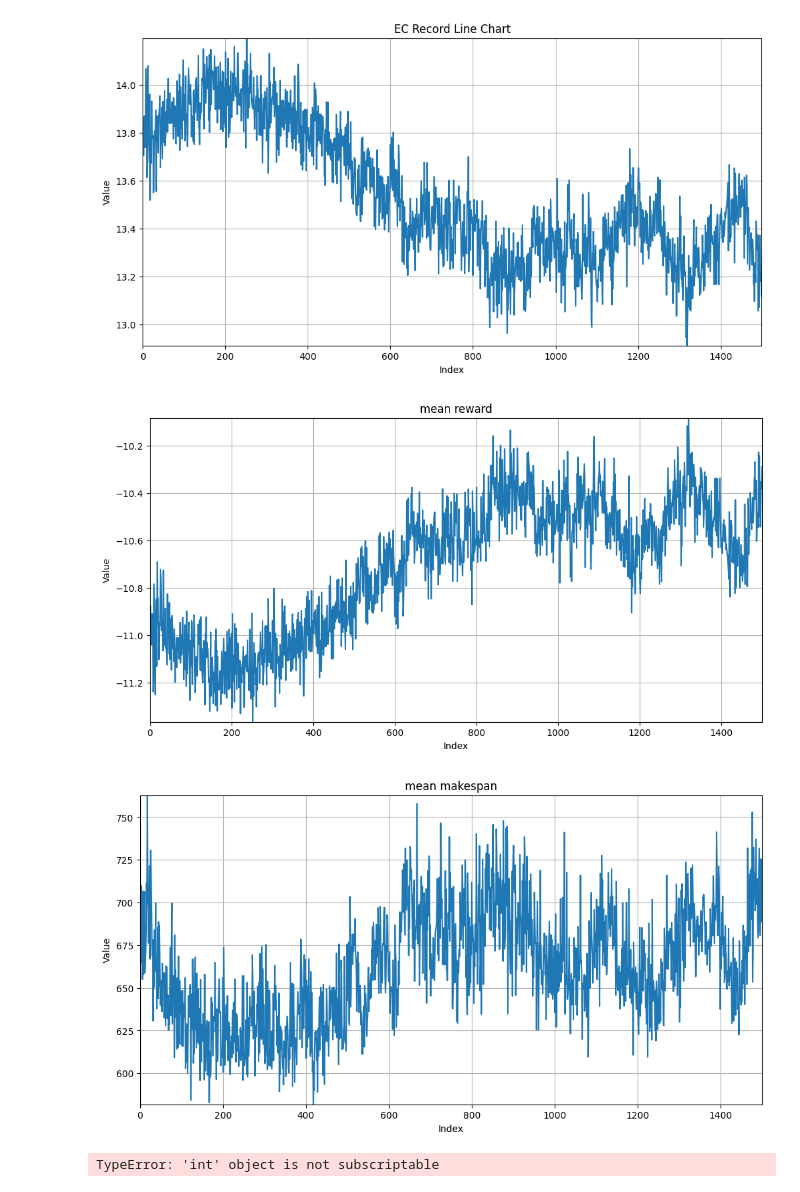
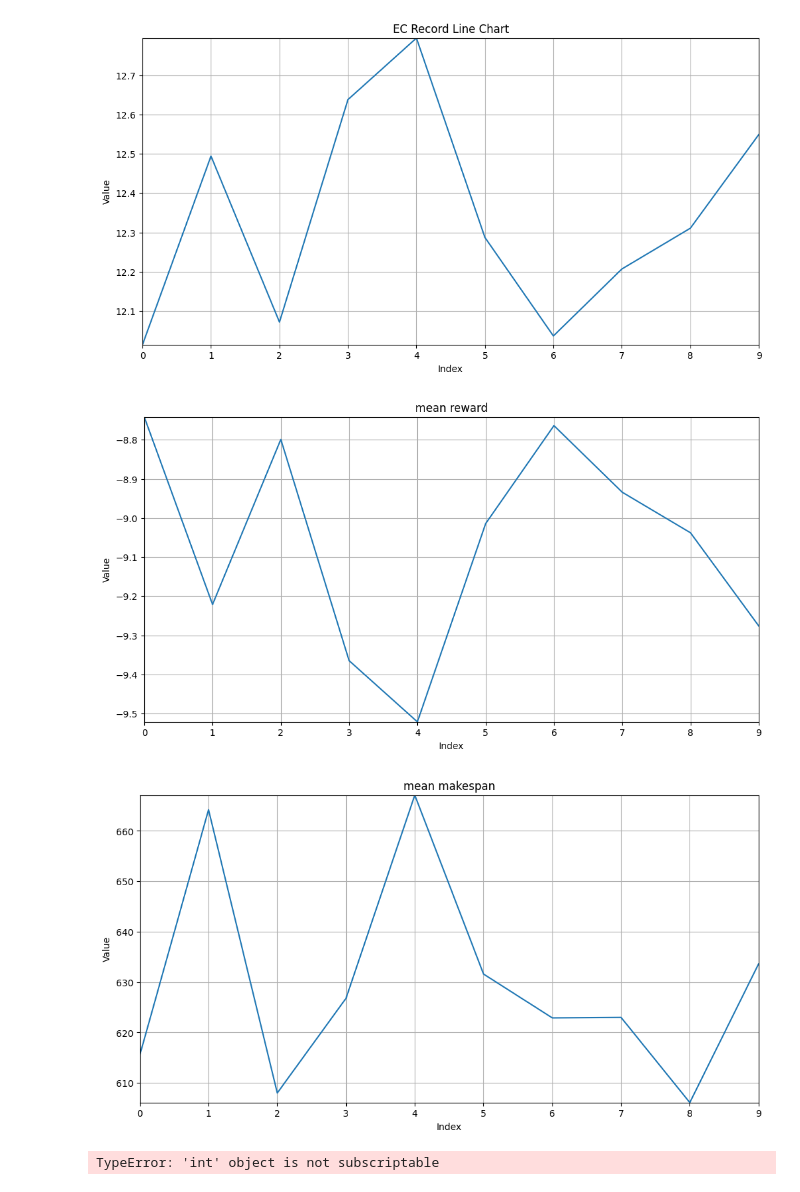
Before and after one commit to wulincong/FJSP-DRL, a Jupyter notebook: experiment/model_test.ipynb, the cells around one changed output. Saved outputs shown, nothing was run; the diff lists cells and outputs as text; code cells hidden in the pictures.

```diff
--- a/experiment/model_test.ipynb
+++ b/experiment/model_test.ipynb
@@ -167,8 +167,8 @@ class DANTrainer(Trainer):
 
         for i in range(self.num_envs): # 20
 
-            JobLength, OpPT, _, mch_working_power, mch_idle_power = SD2_instance_generator_EMconflict(config=self.config, n_j = n_j, n_m = n_m, op_per_job=op_per_job)
-
+            JobLength, OpPT, _, mch_working_power, mch_idle_power = SD2_instance_generator_EM(config=self.config, n_j = n_j, n_m = n_m, op_per_job=op_per_job)
+            print(matrix_to_text(JobLength, OpPT, _, mch_working_power, mch_idle_power))
             dataset_JobLength.append(JobLength)
             dataset_OpPT.append(OpPT)
             dataset_mch_working_power.append(mch_working_power)
@@ -301,7 +301,7 @@ class DANTrainer(Trainer):
 configs = parser.parse_args(args=[
     "--logdir", "./runs/model_test/main_model",
     "--model_suffix", "free",
-    "--max_updates", "1500",
+    "--max_updates", "10",
     "--n_j", "10",
     "--n_m", "5",
     "--num_envs", "10",
@@ -336,6 +336,6 @@ Episode 1500     reward: -10.29  makespan: 724.60        Mean_loss: 0.18163663,
-[figure, old version]
+[figure, new version]
-[figure, old version]
+[figure, new version]
-[figure, old version]
+[figure, new version]
 # %%
 def schedule_fjsp(problem):
     num_jobs = 6
```
Also changed, not shown: parts of 2 cells of this notebook, 19 other files.
